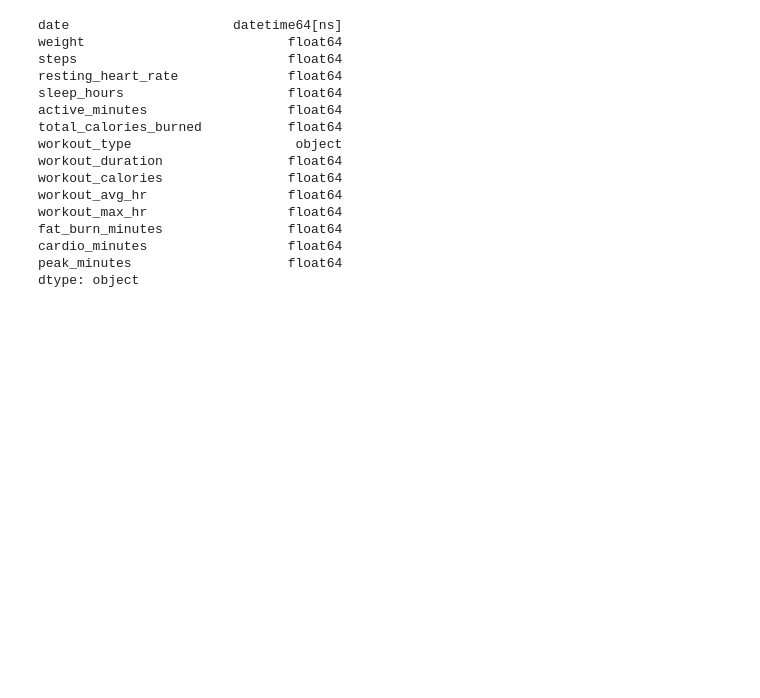
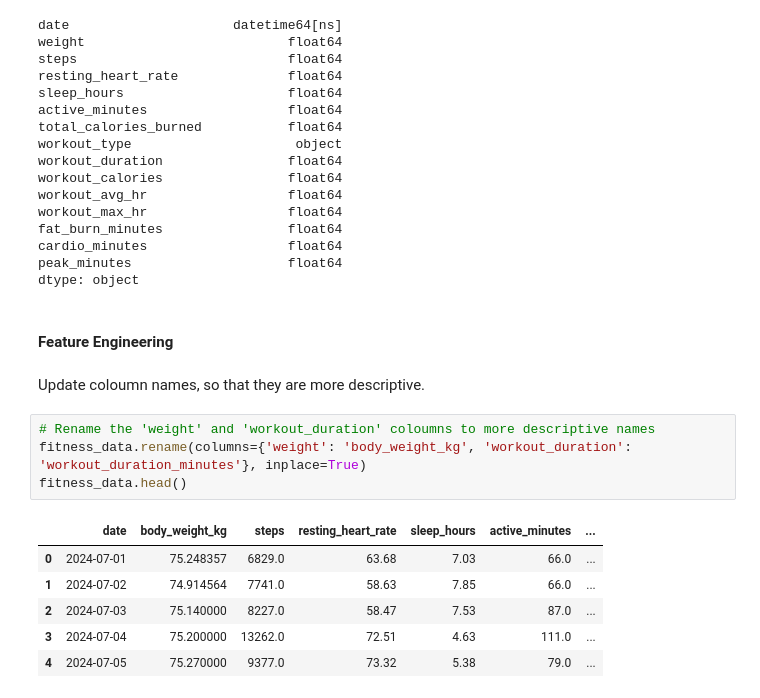
Before and after one commit to ivnkris/jupyter-fitness-tracker, a Jupyter notebook: fitness_tracker/fitness_tracker.ipynb, the cells around one changed output. Drawn from its saved outputs; the diff is of its cells as text; blank space fills up the shorter version.

Commit message:
added feature engineering steps

```diff
--- a/fitness_tracker/fitness_tracker.ipynb
+++ b/fitness_tracker/fitness_tracker.ipynb
@@ -140,3 +140,18 @@ fat_burn_minutes                float64
 cardio_minutes                  float64
 peak_minutes                    float64
 dtype: object
+# %% [markdown]
+#### Feature Engineering
+# %% [markdown]
+Update coloumn names, so that they are more descriptive.
+# %%
+# Rename the 'weight' and 'workout_duration' coloumns to more descriptive names
+fitness_data.rename(columns={'weight': 'body_weight_kg', 'workout_duration': 'workout_duration_minutes'}, inplace=True)
+fitness_data.head()
+# %% [output]
+|  | date | body_weight_kg | steps | resting_heart_rate | sleep_hours | active_minutes | ... |
+| 0 | 2024-07-01 | 75.248357 | 6829.0 | 63.68 | 7.03 | 66.0 | ... |
+| 1 | 2024-07-02 | 74.914564 | 7741.0 | 58.63 | 7.85 | 66.0 | ... |
+| 2 | 2024-07-03 | 75.140000 | 8227.0 | 58.47 | 7.53 | 87.0 | ... |
+| 3 | 2024-07-04 | 75.200000 | 13262.0 | 72.51 | 4.63 | 111.0 | ... |
+| 4 | 2024-07-05 | 75.270000 | 9377.0 | 73.32 | 5.38 | 79.0 | ... |
```
Also changed, not shown: parts of 6 cells of this notebook.
